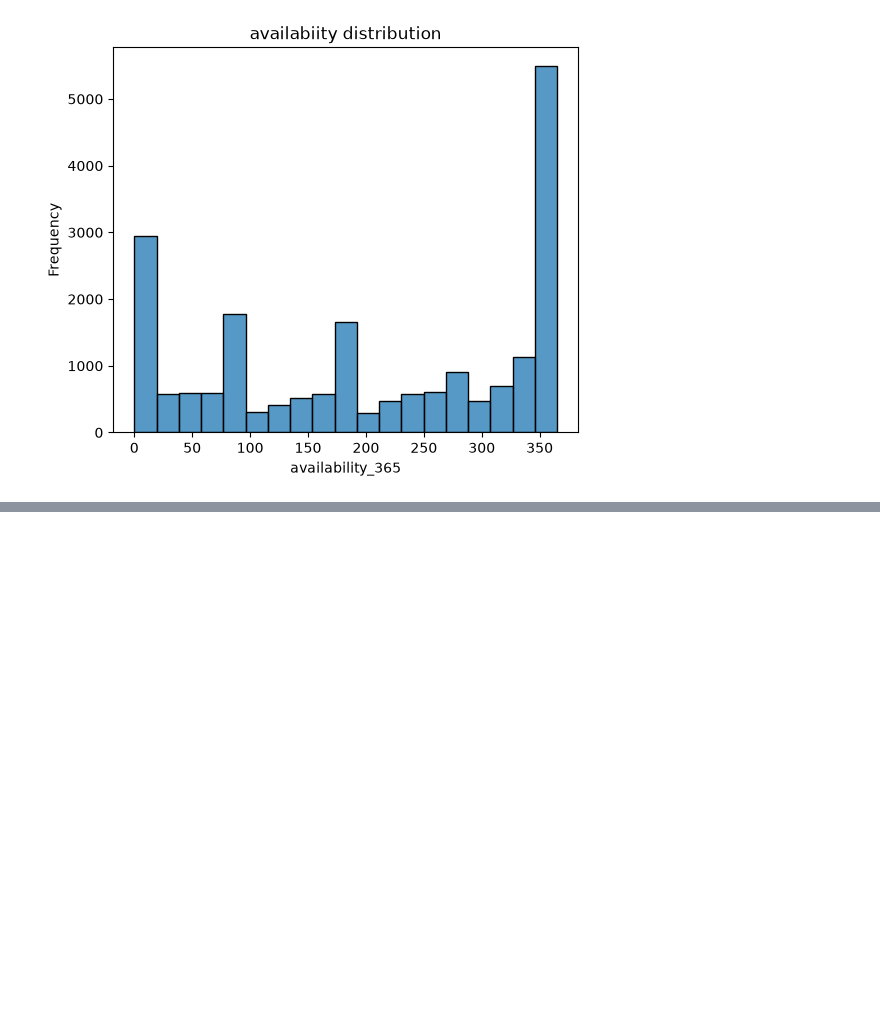
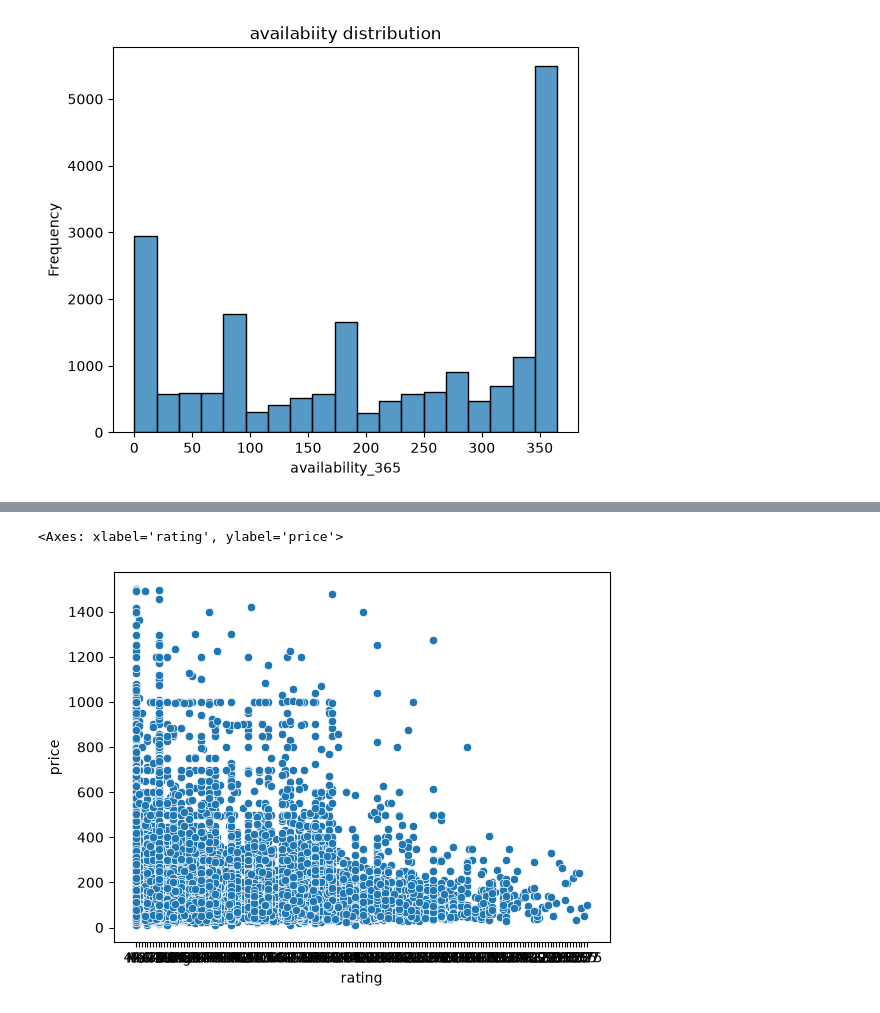
Before and after one commit to dev-d-14/eda, a Jupyter notebook: analysis.ipynb, the cells around one changed output, grey strips where cells are left out. Saved outputs shown, nothing was run; the diff lists cells and outputs as text; code cells hidden in the pictures; blank space fills up the shorter version.

```diff
--- a/analysis.ipynb
+++ b/analysis.ipynb
@@ -131,0 +188,7 @@ plt.show()
+# %%
+df['rating']=df['rating'].astype(str)
+df['rating'].round(1)
+sns.scatterplot(data=df,x='rating',y='price')
+# %% [output]
+<Axes: xlabel='rating', ylabel='price'>
+[figure, added]
```
Also changed, not shown: parts of 5 cells of this notebook.
